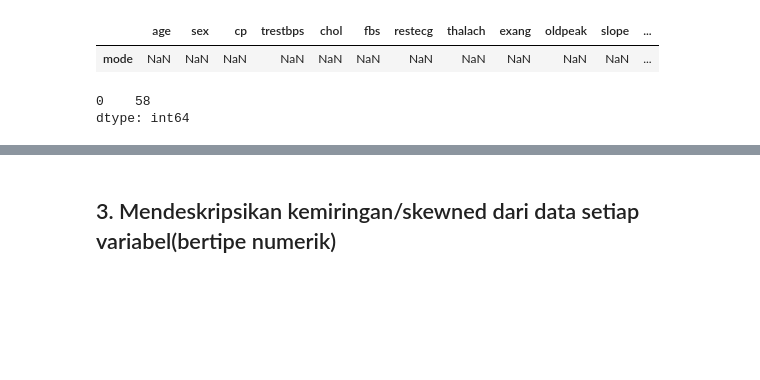
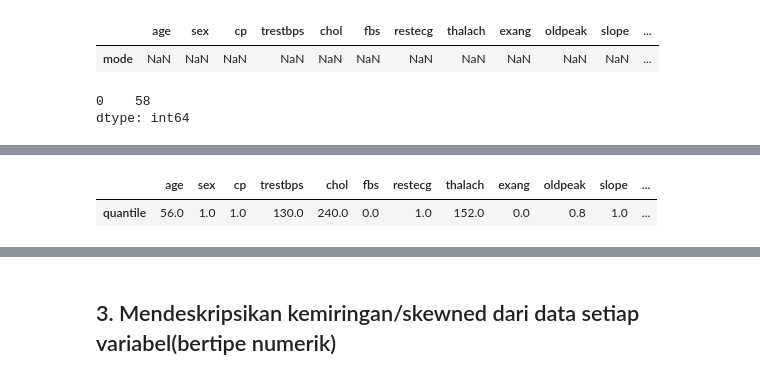
Before and after one commit to SanS2A/Datamining, a Jupyter notebook: _sources/Tugas1.ipynb, the cells around one changed output, grey strips where cells are left out. Drawn from its saved outputs; the diff is of its cells as text; code cells hidden in the pictures; blank space fills up the shorter version.

```diff
--- a/_sources/Tugas1.ipynb
+++ b/_sources/Tugas1.ipynb
@@ -184,0 +299,16 @@ dtype: int64
+# %%
+kuartil = {'age':c['age'].quantile(),
+		'sex': c['sex'].quantile(),'cp':c['cp'].quantile(),
+    'trestbps':c['trestbps'].quantile(),'chol':c['chol'].quantile(),
+    'fbs':c['fbs'].quantile(),'restecg':c['restecg'].quantile(),
+    'thalach':c['thalach'].quantile(),'exang':c['exang'].quantile(),
+    'oldpeak':c['oldpeak'].quantile(),'slope':c['slope'].quantile(),
+    'ca':c['ca'].quantile(),'thal':c['thal'].quantile(),
+     'target':c['target'].quantile()
+    }
+
+df = pd.DataFrame(kuartil, index=['quantile'])
+df
+# %% [output]
+|  | age | sex | cp | trestbps | chol | fbs | restecg | thalach | exang | oldpeak | slope | ... |
+| quantile | 56.0 | 1.0 | 1.0 | 130.0 | 240.0 | 0.0 | 1.0 | 152.0 | 0.0 | 0.8 | 1.0 | ... |
```
Also changed, not shown: parts of 18 cells of this notebook, 14 other files.
